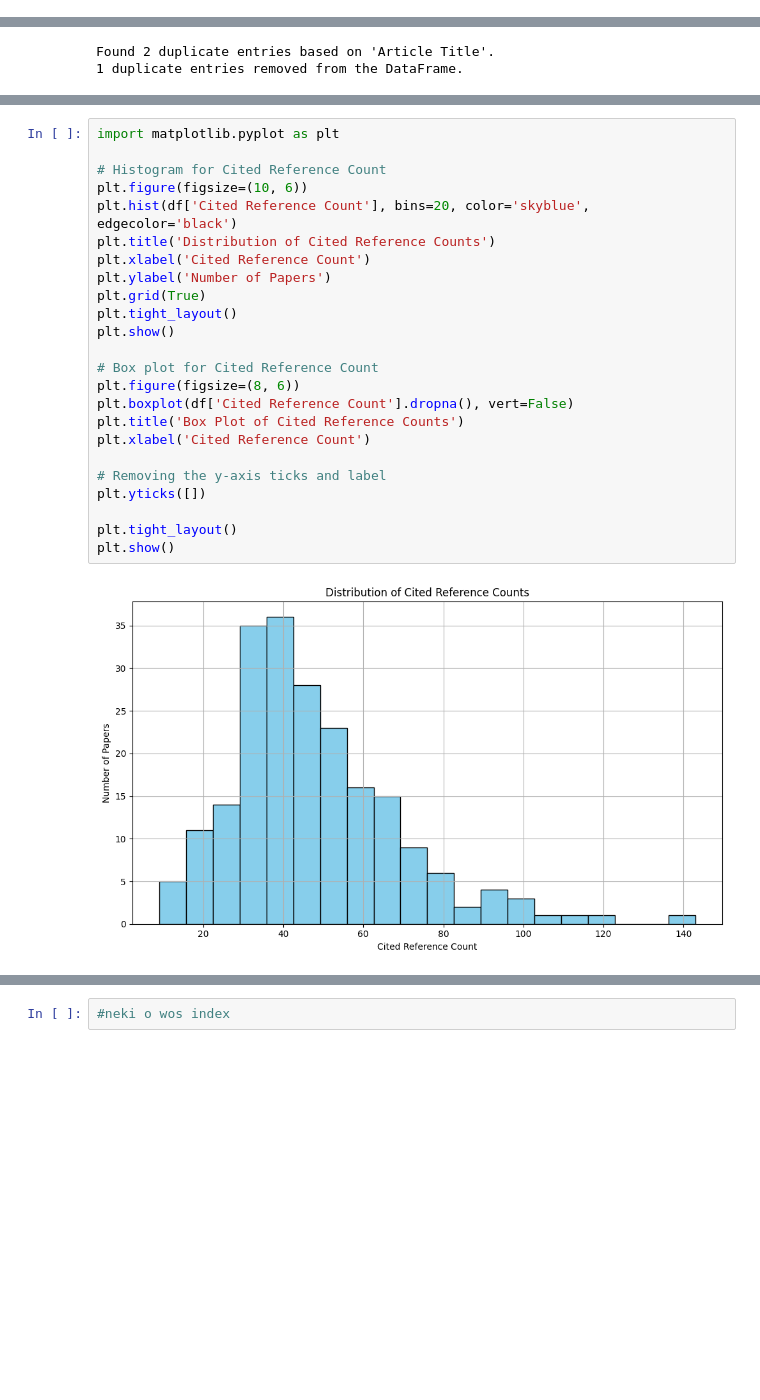
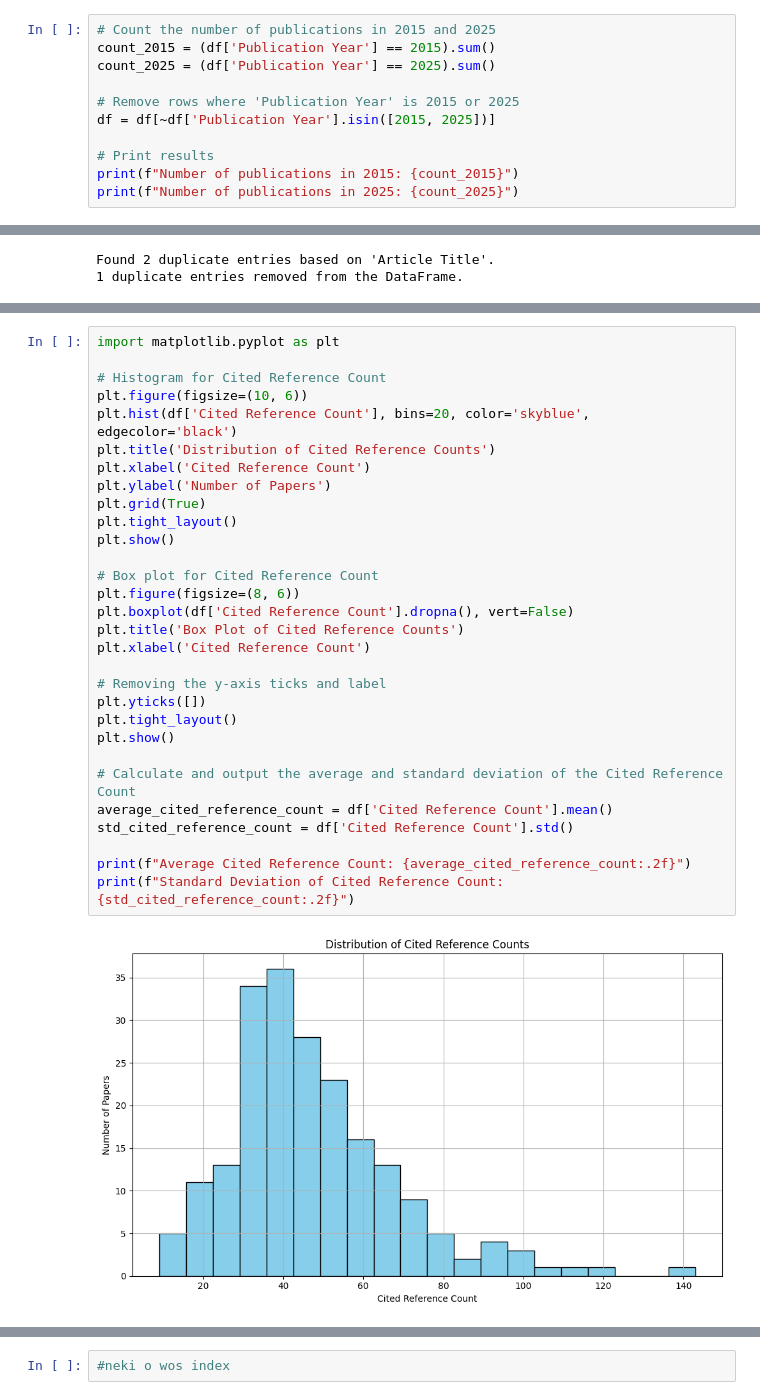
Before and after one commit to borbregant/Doktorat_all, a Jupyter notebook: raziskovalni_seminar/obdelava.ipynb, the cells around one changed output, grey strips where cells are left out. Saved outputs shown, nothing was run; the diff lists cells and outputs as text; blank space fills up the shorter version.

```diff
--- a/raziskovalni_seminar/obdelava.ipynb
+++ b/raziskovalni_seminar/obdelava.ipynb
@@ -7,0 +17,11 @@ df = pd.read_excel("dataset_nov.xls")
+# %%
+# Count the number of publications in 2015 and 2025
+count_2015 = (df['Publication Year'] == 2015).sum()
+count_2025 = (df['Publication Year'] == 2025).sum()
+
+# Remove rows where 'Publication Year' is 2015 or 2025
+df = df[~df['Publication Year'].isin([2015, 2025])]
+
+# Print results
+print(f"Number of publications in 2015: {count_2015}")
+print(f"Number of publications in 2025: {count_2025}")
@@ -157,26 +180,32 @@ Name: Cited Reference Count, dtype: float64
 # %%
 import matplotlib.pyplot as plt
 
 # Histogram for Cited Reference Count
 plt.figure(figsize=(10, 6))
 plt.hist(df['Cited Reference Count'], bins=20, color='skyblue', edgecolor='black')
 plt.title('Distribution of Cited Reference Counts')
 plt.xlabel('Cited Reference Count')
 plt.ylabel('Number of Papers')
 plt.grid(True)
 plt.tight_layout()
 plt.show()
 
 # Box plot for Cited Reference Count
 plt.figure(figsize=(8, 6))
 plt.boxplot(df['Cited Reference Count'].dropna(), vert=False)
 plt.title('Box Plot of Cited Reference Counts')
 plt.xlabel('Cited Reference Count')
 
 # Removing the y-axis ticks and label
 plt.yticks([])
-
 plt.tight_layout()
 plt.show()
+
+# Calculate and output the average and standard deviation of the Cited Reference Count
+average_cited_reference_count = df['Cited Reference Count'].mean()
+std_cited_reference_count = df['Cited Reference Count'].std()
+
+print(f"Average Cited Reference Count: {average_cited_reference_count:.2f}")
+print(f"Standard Deviation of Cited Reference Count: {std_cited_reference_count:.2f}")
 # %% [output]
-[figure, old version]
+[figure, new version]
```
Also changed, not shown: parts of 16 cells of this notebook, 2 other files.
